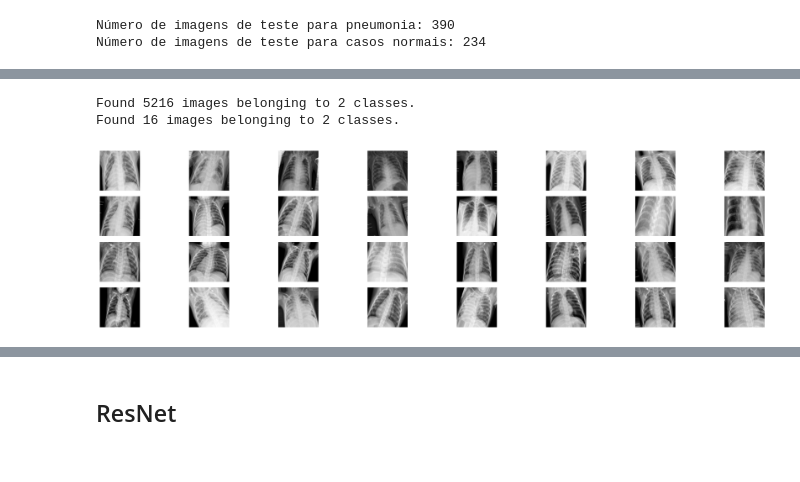
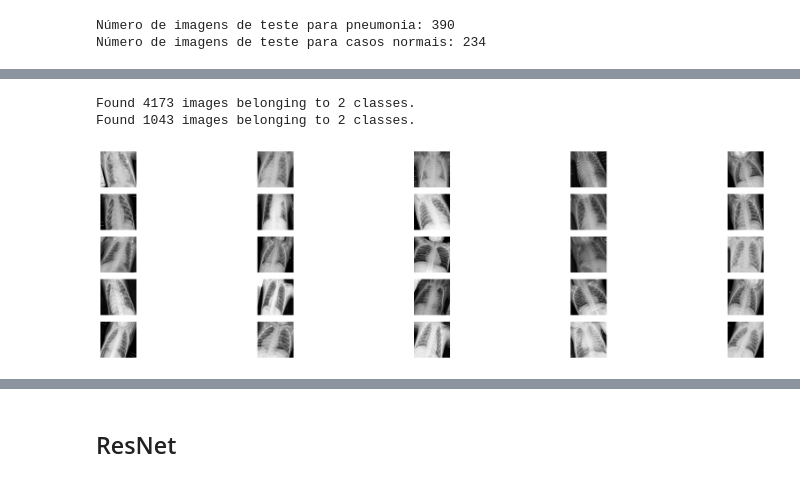
Before and after one commit to IgorEisenlohr/MVP-sprint-2, a Jupyter notebook: MVP_sprint_2.ipynb, the cells around one changed output, grey strips where cells are left out. Saved outputs shown, nothing was run; the diff lists cells and outputs as text; code cells hidden in the pictures.

```diff
--- a/MVP_sprint_2.ipynb
+++ b/MVP_sprint_2.ipynb
@@ -158,33 +158,36 @@ train_generator = ImageDataGenerator(rescale= 1./255,
                                      zoom_range=0.2,
                                      rotation_range=20,
                                      brightness_range=[0.5,1.0],
-                                     horizontal_flip=True)
+                                     horizontal_flip=True,
+                                     validation_split=0.2)
 
-val_generator = ImageDataGenerator(rescale= 1./255)
+# val_generator = ImageDataGenerator(rescale= 1./255)
 
 train_data = train_generator.flow_from_directory(train_dir,
                                                  target_size=(250,250),
-                                                 batch_size=32,
+                                                 batch_size=25,
                                                  class_mode='binary',
-                                                 color_mode='grayscale')
+                                                 color_mode='grayscale',
+                                                 subset='training')
 
-val_data = val_generator.flow_from_directory(val_dir,
+val_data = train_generator.flow_from_directory(train_dir,
                                                  target_size=(250,250),
-                                                 batch_size=1,
+                                                 batch_size=25,
                                                  class_mode='binary',
-                                                 color_mode='grayscale')
+                                                 color_mode='grayscale',
+                                                 subset='validation')
 # %% [output]
-Found 5216 images belonging to 2 classes.
-Found 16 images belonging to 2 classes.
+Found 4173 images belonging to 2 classes.
+Found 1043 images belonging to 2 classes.
 # %%
 image_batch = train_data[0][0]
 
 plt.figure(figsize=(20,5))
 for i in range(len(image_batch)):
-  plt.subplot(4,8,i+1)
+  plt.subplot(5,5,i+1)
   img = array_to_img(image_batch[i])
   plt.imshow(img, cmap='gray')
   plt.axis('off')
 plt.tight_layout()
 # %% [output]
-[figure, old version]
+[figure, new version]
```
Also changed, not shown: parts of 18 cells of this notebook.
